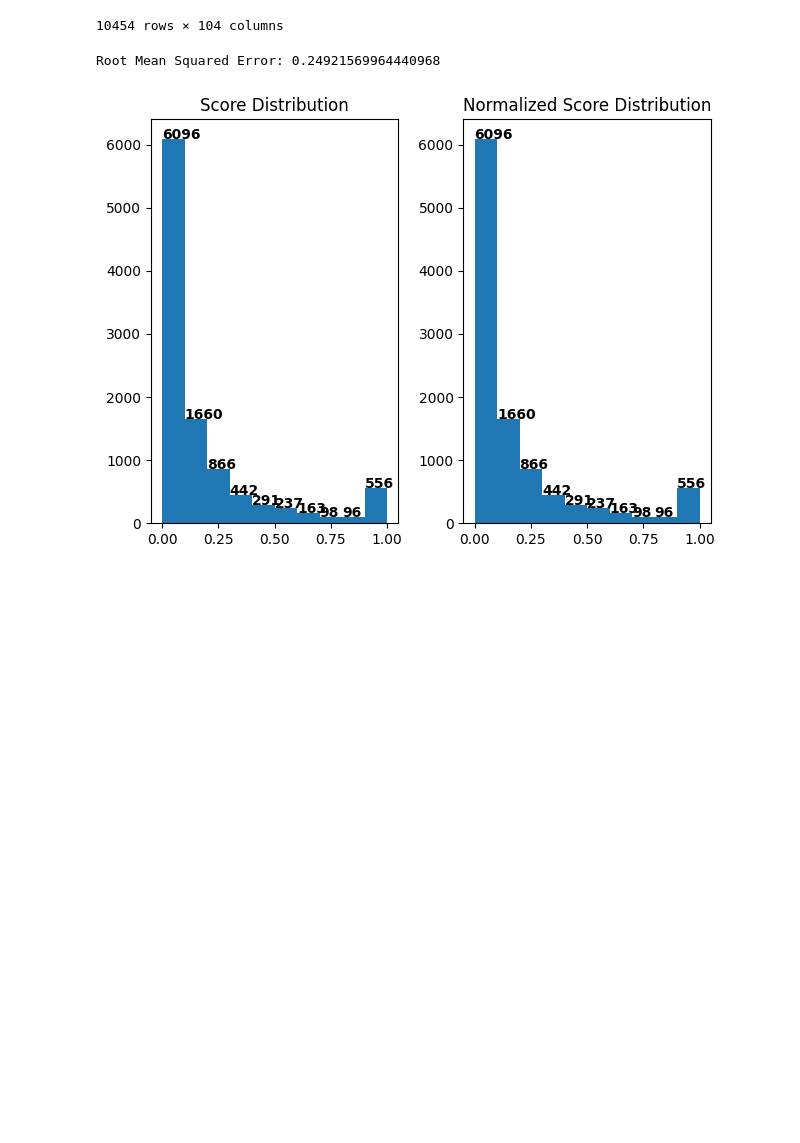
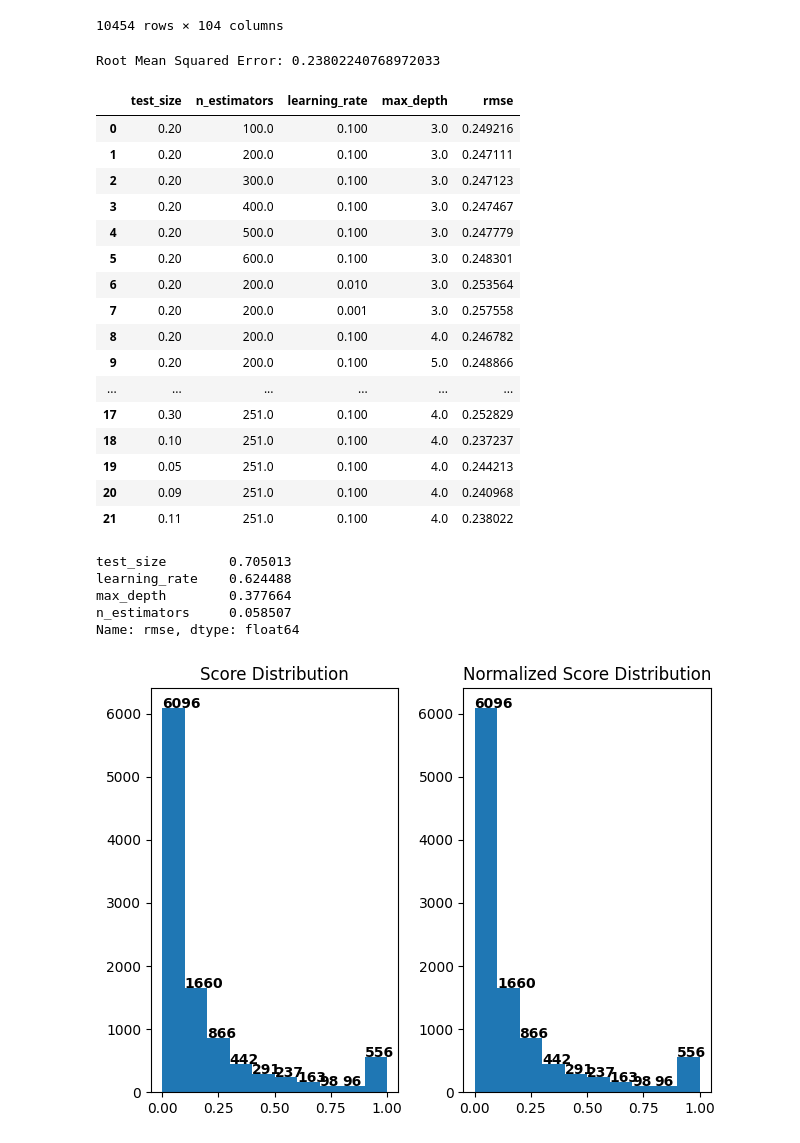
Before and after one commit to yarathealmighty/dumps, a Jupyter notebook: notebooks/askhu_ipynb.ipynb, the cells around one changed output. Saved outputs shown, nothing was run; the diff lists cells and outputs as text; code cells hidden in the pictures; blank space fills up the shorter version.

```diff
--- a/notebooks/askhu_ipynb.ipynb
+++ b/notebooks/askhu_ipynb.ipynb
@@ -373,17 +307,15 @@ X
 | 10452 | 0.023810 | 0.007125 | 54.750870 | 54.274102 | 0.0 | 0.000000 | ... |
 | 10453 | 0.044872 | 0.098822 | 52.909858 | 54.274102 | 0.0 | 0.000000 | ... |
 10454 rows × 104 columns
+# %%
+rows = []
 # %%
 #-------------------------------------<params>-------------------------------------
-TEST_SIZE = 0.2
-ESTIMATORS = 100
+TEST_SIZE = 0.10
+ESTIMATORS = 251
 LEARNING_RATE = 1e-1
-MAX_DEPTH = 3
+MAX_DEPTH = 4
 # %%
-import xgboost as xgb
-from sklearn.model_selection import train_test_split
-from sklearn.metrics import mean_squared_error
-
 y = df.score.values
 
 X_train, X_test, y_train, y_test = train_test_split(X, y, test_size=TEST_SIZE, random_state=420)
@@ -396,9 +328,44 @@ y_pred = model.predict(X_test)
 mse = mean_squared_error(y_test, y_pred)
 rmse = mse ** 0.5
 
+row = [TEST_SIZE,ESTIMATORS,LEARNING_RATE,MAX_DEPTH,rmse]
+rows.append(row)
 print("Root Mean Squared Error:", rmse)
 # %% [output]
-Root Mean Squared Error: 0.24921569964440968
+Root Mean Squared Error: 0.23802240768972033
+# %%
+runs = pd.DataFrame(np.array(rows),columns=['test_size','n_estimators','learning_rate','max_depth','rmse'])
+runs.sort_values(by=['rmse'])
+runs.to_csv('linear_regression_runs.csv')
+# %%
+runs
+# %% [output]
+|  | test_size | n_estimators | learning_rate | max_depth | rmse |
+| 0 | 0.20 | 100.0 | 0.100 | 3.0 | 0.249216 |
+| 1 | 0.20 | 200.0 | 0.100 | 3.0 | 0.247111 |
+| 2 | 0.20 | 300.0 | 0.100 | 3.0 | 0.247123 |
+| 3 | 0.20 | 400.0 | 0.100 | 3.0 | 0.247467 |
+| 4 | 0.20 | 500.0 | 0.100 | 3.0 | 0.247779 |
+| 5 | 0.20 | 600.0 | 0.100 | 3.0 | 0.248301 |
+| 6 | 0.20 | 200.0 | 0.010 | 3.0 | 0.253564 |
+| 7 | 0.20 | 200.0 | 0.001 | 3.0 | 0.257558 |
+| 8 | 0.20 | 200.0 | 0.100 | 4.0 | 0.246782 |
+| 9 | 0.20 | 200.0 | 0.100 | 5.0 | 0.248866 |
+| ... | ... | ... | ... | ... | ... |
+| 17 | 0.30 | 251.0 | 0.100 | 4.0 | 0.252829 |
+| 18 | 0.10 | 251.0 | 0.100 | 4.0 | 0.237237 |
+| 19 | 0.05 | 251.0 | 0.100 | 4.0 | 0.244213 |
+| 20 | 0.09 | 251.0 | 0.100 | 4.0 | 0.240968 |
+| 21 | 0.11 | 251.0 | 0.100 | 4.0 | 0.238022 |
+# %%
+sorted_influences = utils.calculate_parameter_influence(runs)
+print(sorted_influences)
+# %% [output]
+test_size        0.705013
+learning_rate    0.624488
+max_depth        0.377664
+n_estimators     0.058507
+Name: rmse, dtype: float64
 # %%
 # plot scores
 Sfig, axs = plt.subplots(1, 2, tight_layout=True)
```
Also changed, not shown: parts of 3 cells of this notebook.
